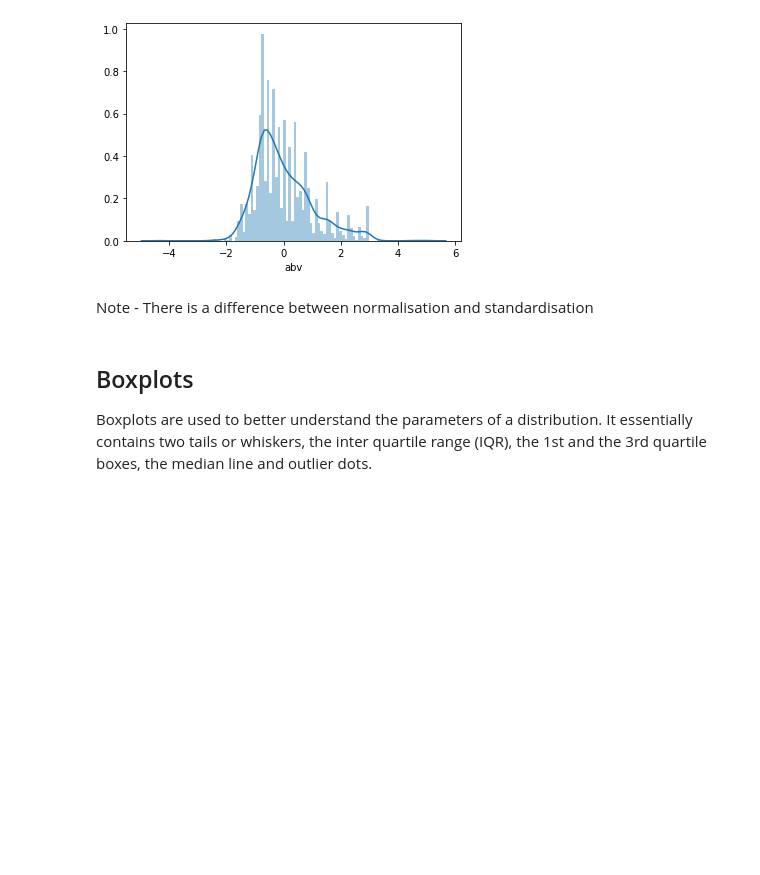
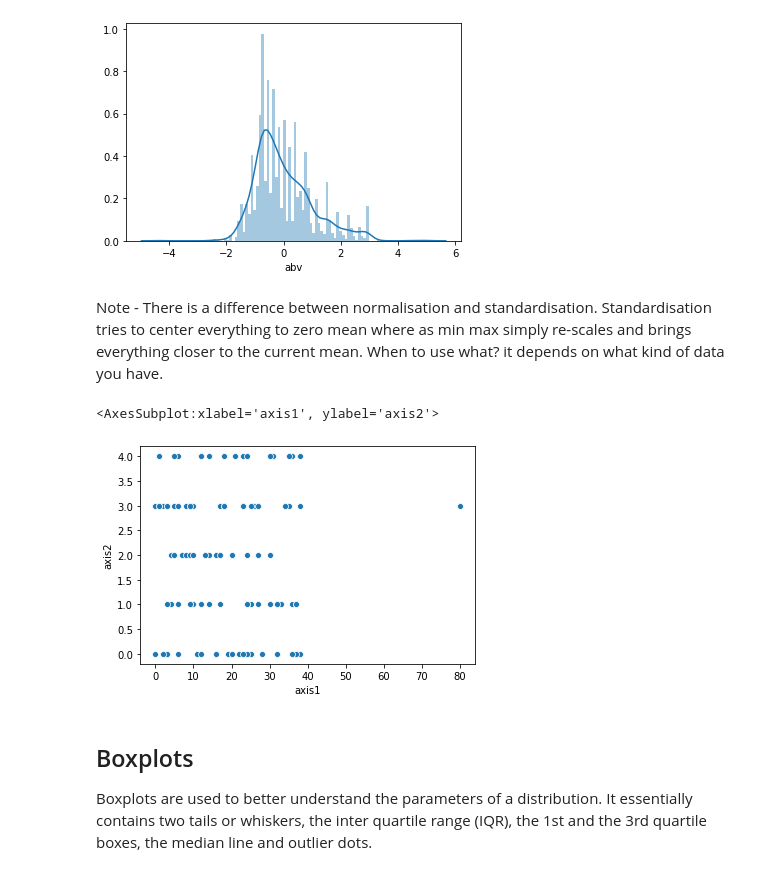
Before and after one commit to frenzytejask98/ML_TA_IIITB_2020, a Jupyter notebook: September_18/data_visualisation.ipynb, the cells around one changed output. Drawn from its saved outputs; the diff is of its cells as text; code cells hidden in the pictures; blank space fills up the shorter version.

```diff
--- a/September_18/data_visualisation.ipynb
+++ b/September_18/data_visualisation.ipynb
@@ -108,8 +108,19 @@ sns.distplot(beer.abv.apply(lambda x: ztransform(x)), bins = 100)
 # %% [output]
 <AxesSubplot:xlabel='abv'>
 [figure]
-# %% [markdown]
-Note - There is a difference between normalisation and standardisation
+# %% [markdown]
+Note - There is a difference between normalisation and standardisation. Standardisation tries to center everything to zero mean where as min max simply re-scales and brings everything closer to the current mean. When to use what? it depends on what kind of data you have.
+# %%
+testd1 = np.random.randint(40, size=100)
+testd2 = np.random.randint(5, size=100)
+testnew = np.vstack((testd1, testd2))
+norm = pd.DataFrame(testnew.transpose(), columns=['axis1', 'axis2'])
+outlier = pd.DataFrame({"axis1": [80], "axis2":[3]})
+final = norm.append(outlier, ignore_index = True)
+sns.scatterplot(x = final.axis1, y = final.axis2)
+# %% [output]
+<AxesSubplot:xlabel='axis1', ylabel='axis2'>
+[figure, added]
 # %% [markdown]
 ## Boxplots
 
```
